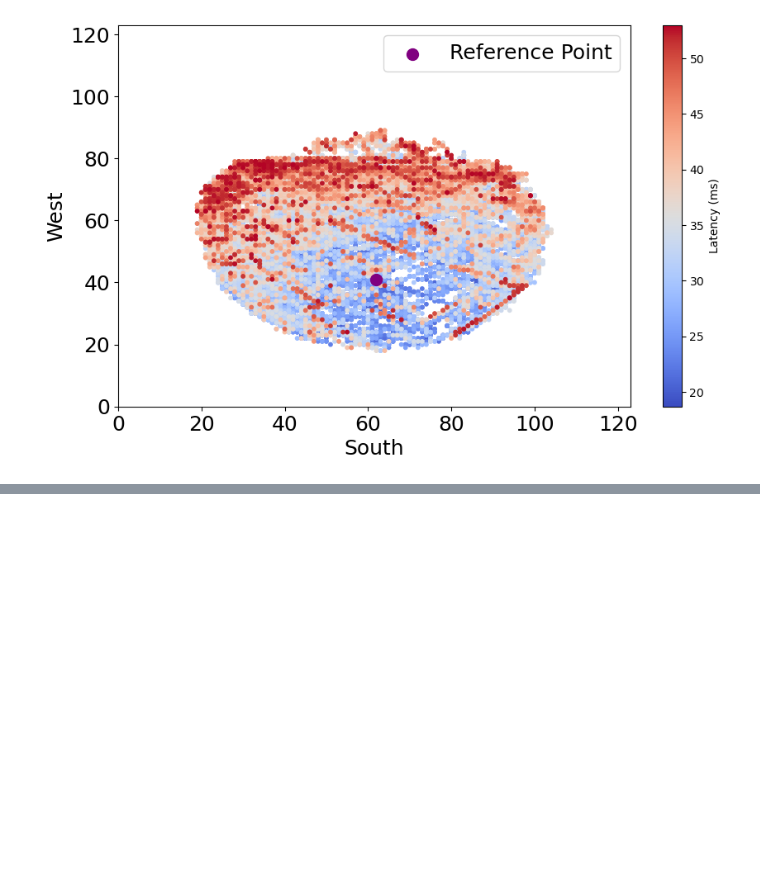
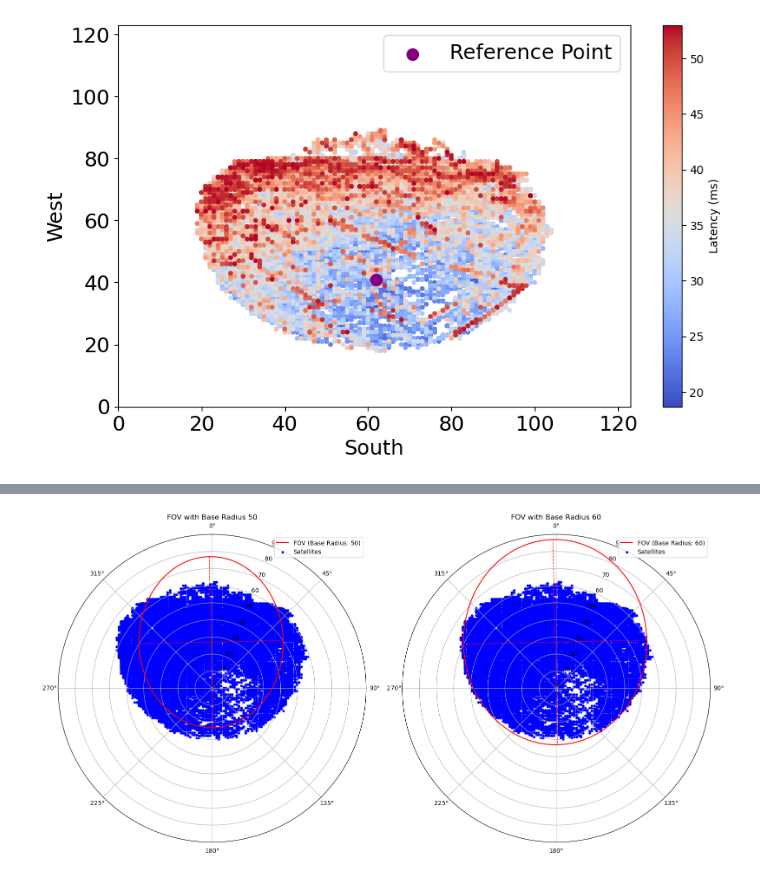
Before and after one commit to aliahan/SatInView, a Jupyter notebook: paper_results/plot.ipynb, the cells around one changed output, grey strips where cells are left out. Saved outputs shown, nothing was run; the diff lists cells and outputs as text; code cells hidden in the pictures; blank space fills up the shorter version.

```diff
--- a/paper_results/plot.ipynb
+++ b/paper_results/plot.ipynb
@@ -361,0 +503,76 @@ The PostScript backend does not support transparency; partially transparent arti
+# %%
+import matplotlib.pyplot as plt
+import numpy as np
+import pandas as pd
+import math
+
+def rotate_points(x, y, angle):
+    """Rotates points by the given angle."""
+    x_rot = x * np.cos(angle) - y * np.sin(angle)
+    y_rot = x * np.sin(angle) + y * np.cos(angle)
+    return x_rot, y_rot
+
+def draw_fov(ax, tilt_deg, rotation_deg, base_radius, azimuths, elevations):
+    """Draws the FOV ellipse with given tilt, rotation, and base radius, and adds satellite points."""
+    # Plot settings
+    ax.set_ylim(0, 90)
+    ax.set_yticks(np.arange(0, 91, 10))
+    ax.set_theta_zero_location("N")
+    ax.set_theta_direction(-1)
+    ax.grid(True)
+
+    # FOV ellipse and axes
+    center_shift = tilt_deg
+    x_radius = base_radius
+    y_radius = math.sqrt(base_radius**2 - tilt_deg**2)
+
+    theta = np.linspace(0, 2 * np.pi, 300)
+    x = x_radius * np.cos(theta) + center_shift
+    y = y_radius * np.sin(theta)
+    r = np.sqrt(x**2 + y**2)
+    angles = np.arctan2(y, x) + np.deg2rad(rotation_deg)
+    ax.plot(angles, r, 'r', label=f'FOV (Base Radius: {base_radius})')
+
+    # Plot major and minor axes
+    major_axis_x = np.array([center_shift + x_radius, center_shift - x_radius])
+    major_axis_y = np.array([0, 0])
+    minor_axis_x = np.array([center_shift, center_shift])
+    minor_axis_y = np.array([y_radius, -y_radius])
+    major_axis_x_rot, major_axis_y_rot = rotate_points(major_axis_x, major_axis_y, np.deg2rad(rotation_deg))
+    minor_axis_x_rot, minor_axis_y_rot = rotate_points(minor_axis_x, minor_axis_y, np.deg2rad(rotation_deg))
+    ax.plot(np.arctan2(major_axis_y_rot, major_axis_x_rot), np.sqrt(major_axis_x_rot**2 + major_axis_y_rot**2), 'red', linestyle='--', linewidth=1)
+    ax.plot(np.arctan2(minor_axis_y_rot, minor_axis_x_rot), np.sqrt(minor_axis_x_rot**2 + minor_axis_y_rot**2), 'red', linestyle='--', linewidth=1)
+
+    # Scatter satellite positions (Elevation, Azimuth from first_vic.csv)
+    scatter_r = 90 - elevations  # Polar plot r (90 - Elevation degrees)
+    scatter_theta = np.radians(azimuths)  # Polar plot theta (Azimuth in radians)
+    ax.scatter(scatter_theta, scatter_r, color='blue', label='Satellites', s=10)  # Reduced size (s=20)
+
+    ax.legend(loc='upper right')
+
+if __name__ == "__main__":
+    # Load the first_vic.csv file (assuming it's in the same directory)
+    data = pd.read_csv('first_vic.csv')
+
+    # Extract Azimuth and Elevation from the CSV file
+    azimuths = data['Azimuth']
+    elevations = data['Elevation']
+
+    # Create subplots for side-by-side comparison
+    fig, axes = plt.subplots(1, 2, subplot_kw={'projection': 'polar'}, figsize=(16, 8))
+
+    # Draw FOV with base radius 50
+    draw_fov(axes[0], tilt_deg=27, rotation_deg=-1.3, base_radius=50, azimuths=azimuths, elevations=elevations)
+    axes[0].set_title('FOV with Base Radius 50')
+
+    # Draw FOV with base radius 60
+    draw_fov(axes[1], tilt_deg=27, rotation_deg=-1.3, base_radius=60, azimuths=azimuths, elevations=elevations)
+    axes[1].set_title('FOV with Base Radius 60')
+
+    # Adjust layout to prevent overlap
+    plt.tight_layout()
+
+    # Display the plots
+    plt.show()
+# %% [output]
+[figure, added]
```
Also changed, not shown: parts of 5 cells of this notebook, 10 other files.
